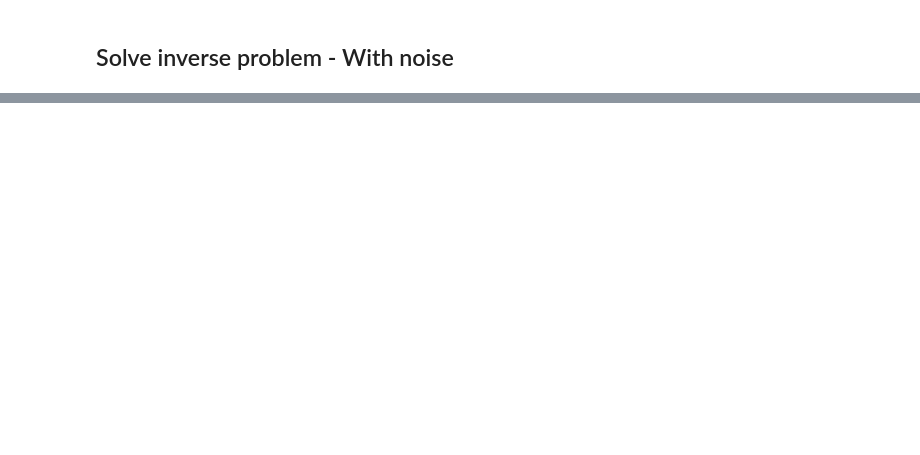
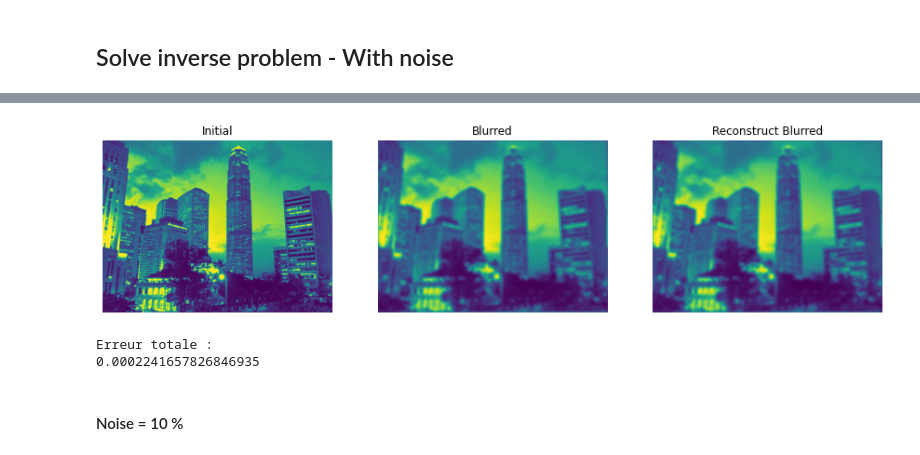
Before and after one commit to ceciledellavalle/BlindDeconvolution, a Jupyter notebook: demo.ipynb, the cells around one changed output, grey strips where cells are left out. Cells and saved outputs as stored; diff of their text form; code cells hidden in the pictures; blank space fills up the shorter version.

```diff
--- a/demo.ipynb
+++ b/demo.ipynb
@@ -96 +101,9 @@ K_a1 = Estimator(M,x_i,x_o1,alpha,mu,niter = 500)
+# %%
+Error_Display(x_i, K, K_a1)
+# %% [output]
+[figure, added]
+Erreur totale :
+0.0002241657826846935
+# %% [markdown]
+#### Noise = 10 %
 # %%
```
Also changed, not shown: parts of 18 cells of this notebook, 3 other files.
